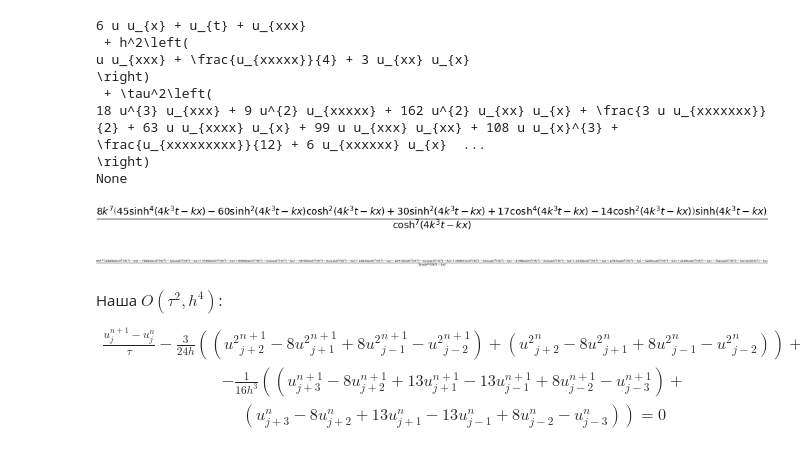
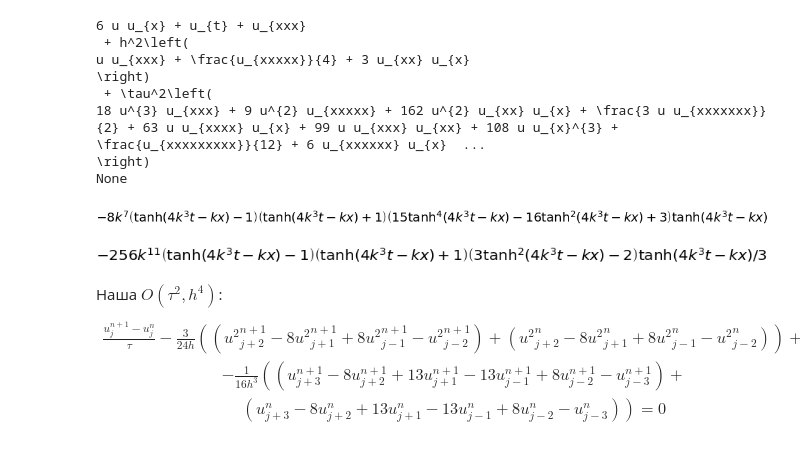
Before and after one commit to blinkovua/sharing-blinkov, a Jupyter notebook: KDV_FDA_Crank-Nicolson.ipynb, the cells around one changed output. Cells and saved outputs as stored; diff of their text form; code cells hidden in the pictures.

```diff
--- a/KDV_FDA_Crank-Nicolson.ipynb
+++ b/KDV_FDA_Crank-Nicolson.ipynb
@@ -508,13 +508,13 @@ u u_{xxx} + \frac{u_{xxxxx}}{4} + 3 u_{xx} u_{x}
 \right)
 None
 # %%
-Ffda[1][1].subs({u: exact1}).doit().trigsimp().combsimp()
+Ffda[1][1].subs({u: exact1a}).doit().trigsimp().combsimp()
 # %% [output]
-[figure, old version]
+[figure, new version]
 # %%
-Ffda[2][1].subs({u: exact1}).doit().trigsimp().combsimp()
+Ffda[2][1].subs({u: exact1a}).doit().trigsimp().combsimp()
 # %% [output]
-[figure, old version]
+[figure, new version]
 # %% [markdown]
 Наша $O(\tau^2, h^4)$:
 \begin{multline*}
```
Also changed, not shown: parts of 10 cells of this notebook.
